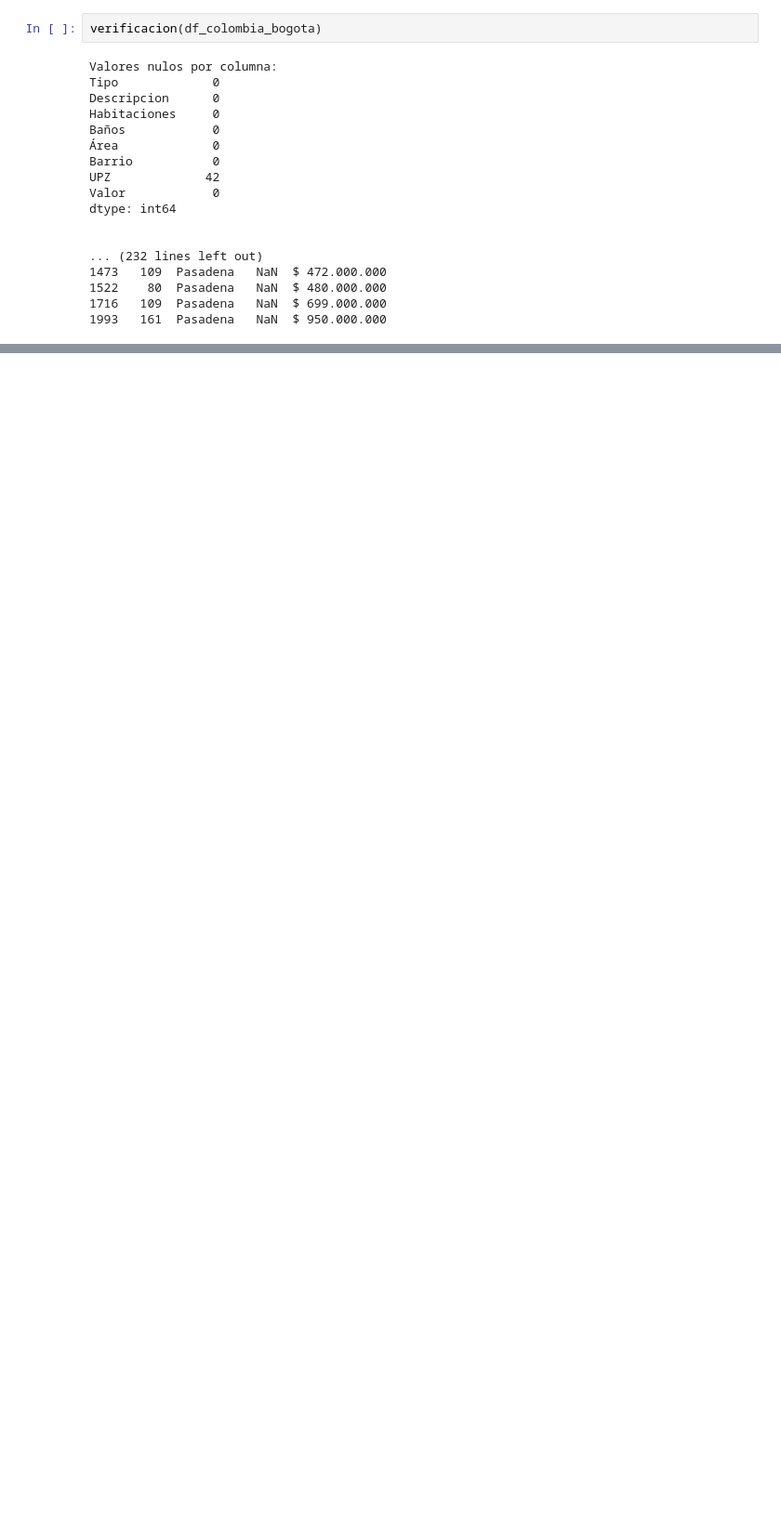
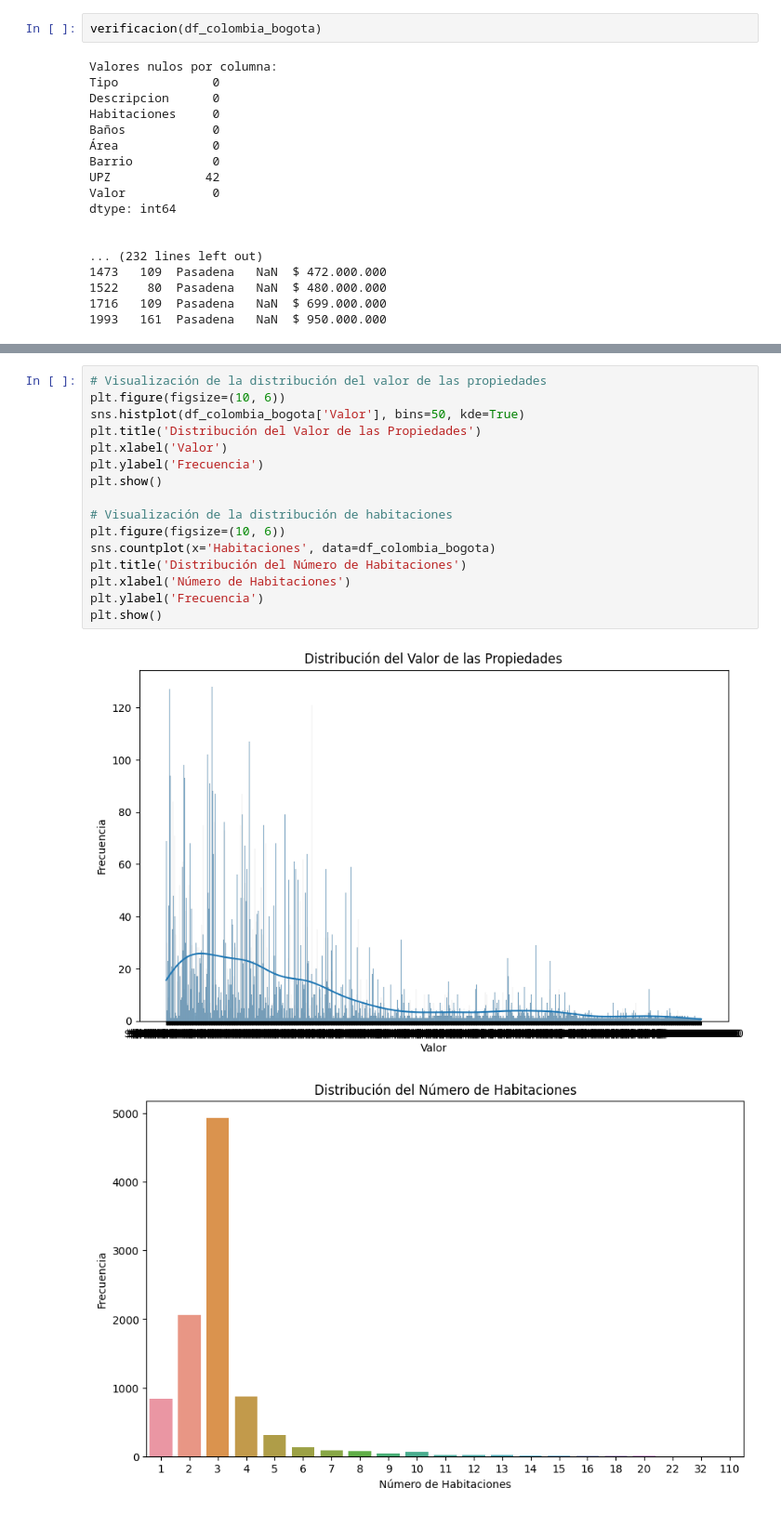
Before and after one commit to EdwinGarcia9/Housing-Prices, a Jupyter notebook: scripts/01_Tratamiento_de_datos.ipynb, the cells around one changed output, grey strips where cells are left out. Shown: that part at 93% size. Cells and saved outputs as stored; diff of their text form; blank space fills up the shorter version.

```diff
--- a/scripts/01_Tratamiento_de_datos.ipynb
+++ b/scripts/01_Tratamiento_de_datos.ipynb
@@ -163,0 +168,19 @@ dtype: int64
+# %%
+# Visualización de la distribución del valor de las propiedades
+plt.figure(figsize=(10, 6))
+sns.histplot(df_colombia_bogota['Valor'], bins=50, kde=True)
+plt.title('Distribución del Valor de las Propiedades')
+plt.xlabel('Valor')
+plt.ylabel('Frecuencia')
+plt.show()
+
+# Visualización de la distribución de habitaciones
+plt.figure(figsize=(10, 6))
+sns.countplot(x='Habitaciones', data=df_colombia_bogota)
+plt.title('Distribución del Número de Habitaciones')
+plt.xlabel('Número de Habitaciones')
+plt.ylabel('Frecuencia')
+plt.show()
+# %% [output]
+[figure, added]
+[figure, added]
```
Also changed, not shown: parts of 16 cells of this notebook, 1 other file.
